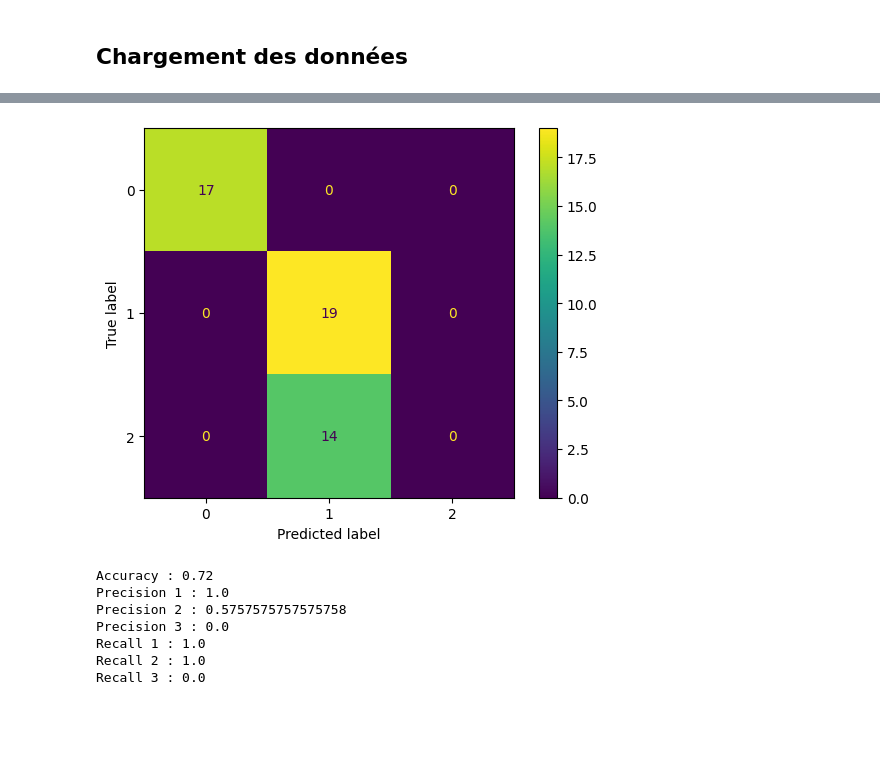
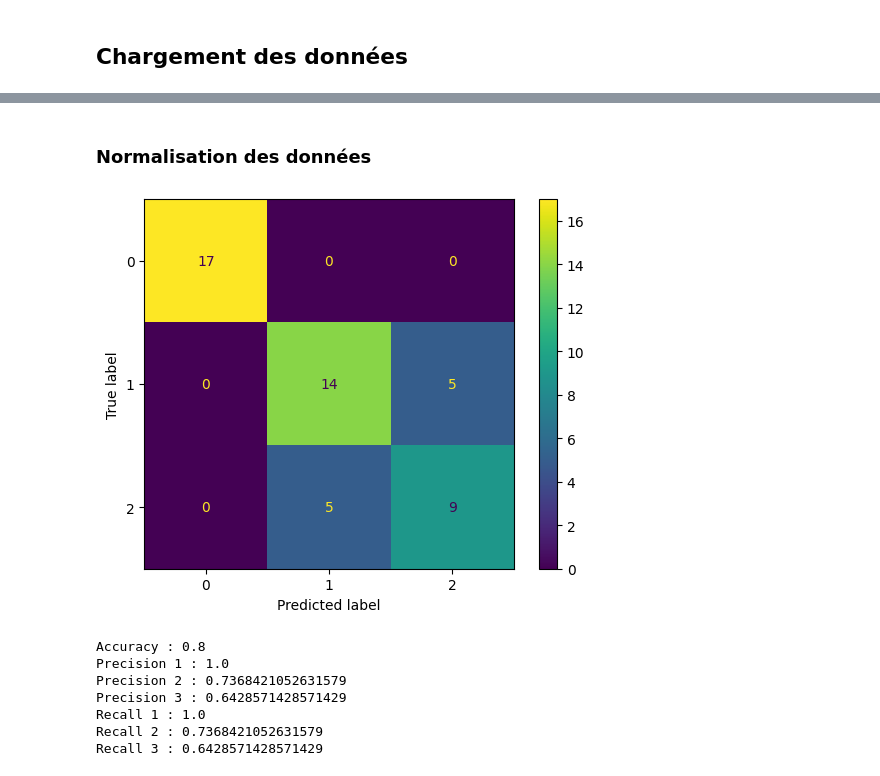
Before and after one commit to baudu69/TP_NLP, a Jupyter notebook: TP1_ML_AUDU_Bastien.ipynb, the cells around one changed output, grey strips where cells are left out. Saved outputs shown, nothing was run; the diff lists cells and outputs as text; code cells hidden in the pictures; blank space fills up the shorter version.

```diff
--- a/TP1_ML_AUDU_Bastien.ipynb
+++ b/TP1_ML_AUDU_Bastien.ipynb
@@ -18,17 +18,15 @@ from sklearn.model_selection import train_test_split
 Xtrain, Xtest, Ytrain, Ytest = train_test_split(X, Y, test_size = 1/3, random_state = 1)
 # %%
 class Perc:
-    def __init__(self):
-        self.weight = np.zeros(4)
+    def __init__(self, input_size=4):
+        self.input_size = input_size
+        self.weight = np.random.rand(1, input_size)
 
     def predict(self, x):
-        prob1 = np.dot(self.weight, x)
-        if prob1 > 0:
-            return [0.0, 1.0]
-        return [1.0, 0.0]
+        return np.dot(self.weight, x)
 
     def reset(self):
-        self.weight = np.zeros(4)
+        self.weight = np.random.rand(1, self.input_size)
 # %%
 P1 = Perc()
 P2 = Perc()
@@ -38,7 +36,7 @@ def predict(XDeTest):
     YPred1 = P1.predict(XDeTest)
     YPred2 = P2.predict(XDeTest)
     YPred3 = P3.predict(XDeTest)
-    proba = np.array([YPred1[1], YPred2[1], YPred3[1]])
+    proba = np.array([YPred1, YPred2, YPred3])
     algo = proba.argmax()+1
     return algo
 
@@ -64,27 +62,27 @@ def fit(XdeTrain, YDeTrain, epochs=500, eta=0.1, reset=False):
             Y3 = P3.predict(donneeX)
 
             if donneeY == 1:
-                if Y1[1] != 1:
+                if Y1 <=0 :
                     P1.weight += eta*donneeX
-                if Y2[1] == 1:
+                if Y2 > 0:
                     P2.weight -= eta*donneeX
-                if Y3[1] == 1:
+                if Y3 > 0:
                     P3.weight -= eta*donneeX
 
             if donneeY == 2:
-                if Y2[1] != 1:
+                if Y2 <= 0:
                     P2.weight += eta*donneeX
-                if Y1[1] == 1:
+                if Y1 >= 0:
                     P1.weight -= eta*donneeX
-                if Y3[1] == 1:
+                if Y3 >= 0:
                     P3.weight -= eta*donneeX
 
             if donneeY == 3:
-                if Y3[1] != 1:
+                if Y3 <= 0 :
                     P3.weight += eta*donneeX
-                if Y2[1] == 1:
+                if Y2 >= 0:
                     P2.weight -= eta*donneeX
-                if Y1[1] == 1:
+                if Y1 >= 0:
                     P1.weight -= eta*donneeX
 # %%
 from sklearn.metrics import confusion_matrix, accuracy_score, precision_score, recall_score, ConfusionMatrixDisplay
@@ -101,6 +99,6 @@ def matrix(YPred, YTest):
     print("Recall 2 : " + str(recall_score(y_true=Ytest, y_pred=YPred, average=None)[1]))
     print("Recall 3 : " + str(recall_score(y_true=Ytest, y_pred=YPred, average=None)[2]))
 # %%
-fit(Xtrain, Ytrain, epochs=10000, eta=0.1, reset=True)
+fit(Xtrain, Ytrain, epochs=1000, eta=0.01, reset=True)
 matrix(predictAll(Xtest), Ytest)
 # %% [output]
@@ -115,19 +113,21 @@ Recall 3 : 0.21428571428571427
+# %% [markdown]
+### Normalisation des données
 # %%
 from sklearn.preprocessing import StandardScaler
 
-StS = StandardScaler()
-StS.fit(Xtrain)
-Xtrain_norm = StS.transform(Xtrain)
-Xtest_norm = StS.transform(Xtest)
+SS = StandardScaler()
+SS.fit(Xtrain)
+Xtrain_norm = SS.transform(Xtrain)
+Xtest_norm = SS.transform(Xtest)
 
-fit(Xtrain_norm, Ytrain, epochs=10000, eta=0.1, reset=True)
+fit(Xtrain_norm, Ytrain, epochs=10, eta=0.0001, reset=True)
 matrix(predictAll(Xtest_norm), Ytest)
 # %% [output]
-[figure, old version]
+[figure, new version]
-Accuracy : 0.72
+Accuracy : 0.8
 Precision 1 : 1.0
-Precision 2 : 0.5757575757575758
-Precision 3 : 0.0
+Precision 2 : 0.7368421052631579
+Precision 3 : 0.6428571428571429
 Recall 1 : 1.0
-Recall 2 : 1.0
-Recall 3 : 0.0
+Recall 2 : 0.7368421052631579
+Recall 3 : 0.6428571428571429
```
Also changed, not shown: parts of 2 cells of this notebook.
